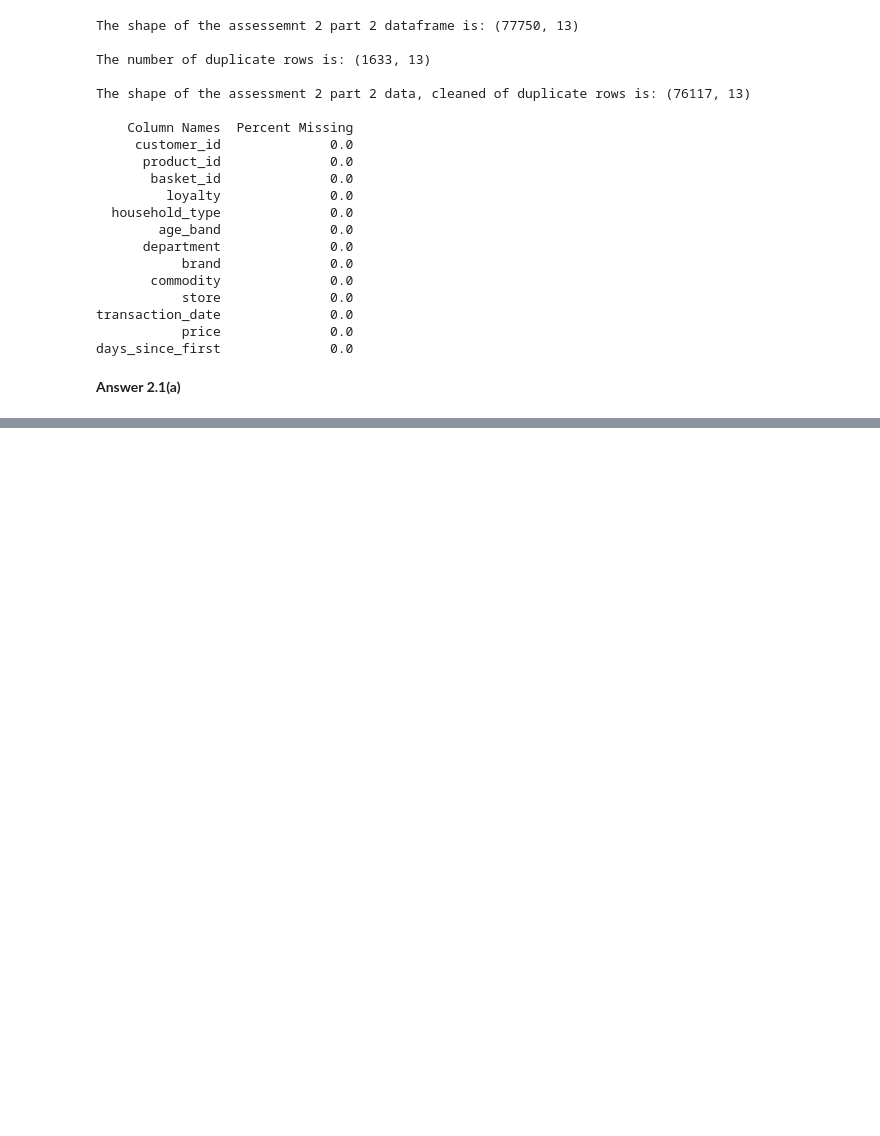
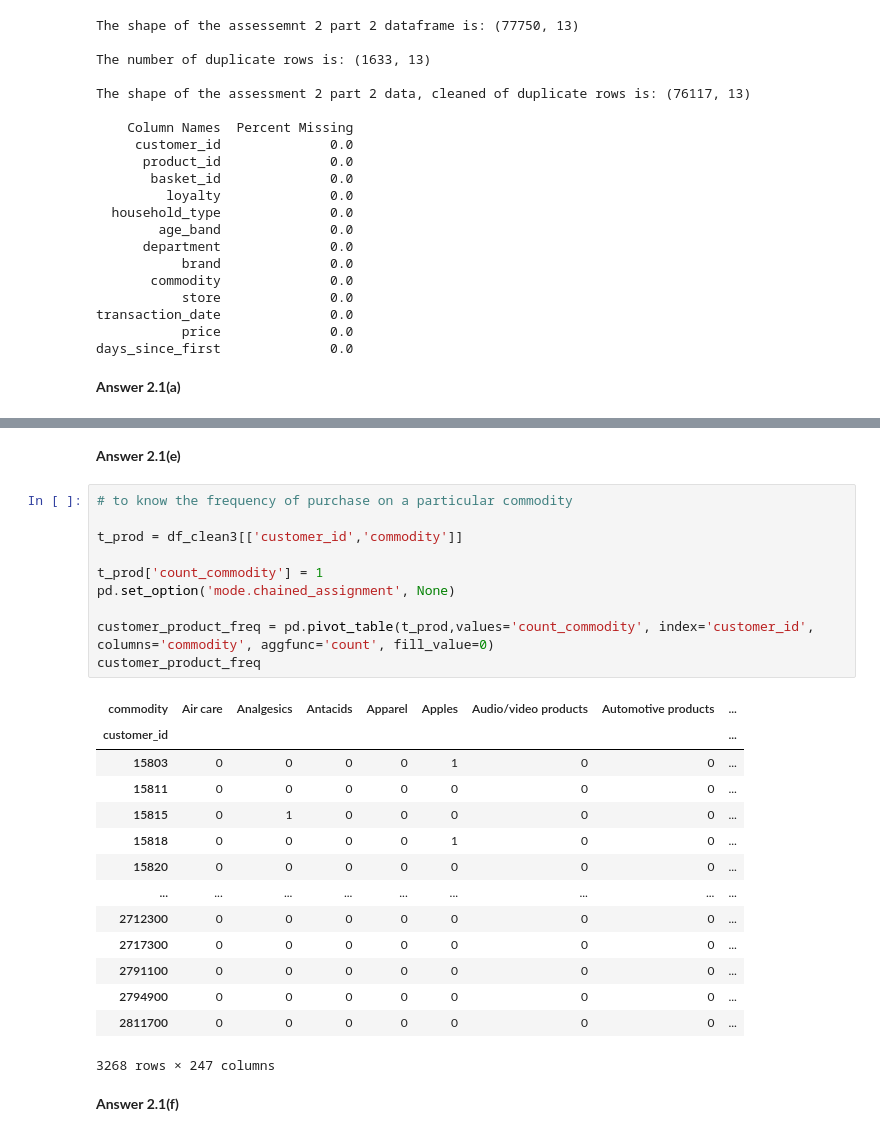
Before and after one commit to Prajith3/Modern-Data-Science-SIT742, a Jupyter notebook: Assignment2.ipynb, the cells around one changed output, grey strips where cells are left out. Saved outputs shown, nothing was run; the diff lists cells and outputs as text; blank space fills up the shorter version.

```diff
--- a/Assignment2.ipynb
+++ b/Assignment2.ipynb
@@ -364,0 +446,29 @@ The transactions based on basket level is 3498
+# %% [markdown]
+**Answer 2.1(e)**
+# %%
+# to know the frequency of purchase on a particular commodity
+
+t_prod = df_clean3[['customer_id','commodity']]
+
+t_prod['count_commodity'] = 1
+pd.set_option('mode.chained_assignment', None)
+
+customer_product_freq = pd.pivot_table(t_prod,values='count_commodity', index='customer_id', columns='commodity', aggfunc='count', fill_value=0)
+customer_product_freq
+# %% [output]
+| commodity | Air care | Analgesics | Antacids | Apparel | Apples | Audio/video products | Automotive products | ... |
+| customer_id |  |  |  |  |  |  |  | ... |
+| 15803 | 0 | 0 | 0 | 0 | 1 | 0 | 0 | ... |
+| 15811 | 0 | 0 | 0 | 0 | 0 | 0 | 0 | ... |
+| 15815 | 0 | 1 | 0 | 0 | 0 | 0 | 0 | ... |
+| 15818 | 0 | 0 | 0 | 0 | 1 | 0 | 0 | ... |
+| 15820 | 0 | 0 | 0 | 0 | 0 | 0 | 0 | ... |
+| ... | ... | ... | ... | ... | ... | ... | ... | ... |
+| 2712300 | 0 | 0 | 0 | 0 | 0 | 0 | 0 | ... |
+| 2717300 | 0 | 0 | 0 | 0 | 0 | 0 | 0 | ... |
+| 2791100 | 0 | 0 | 0 | 0 | 0 | 0 | 0 | ... |
+| 2794900 | 0 | 0 | 0 | 0 | 0 | 0 | 0 | ... |
+| 2811700 | 0 | 0 | 0 | 0 | 0 | 0 | 0 | ... |
+3268 rows × 247 columns
+# %% [markdown]
+**Answer 2.1(f)**
```
Also changed, not shown: parts of 7 cells of this notebook.
